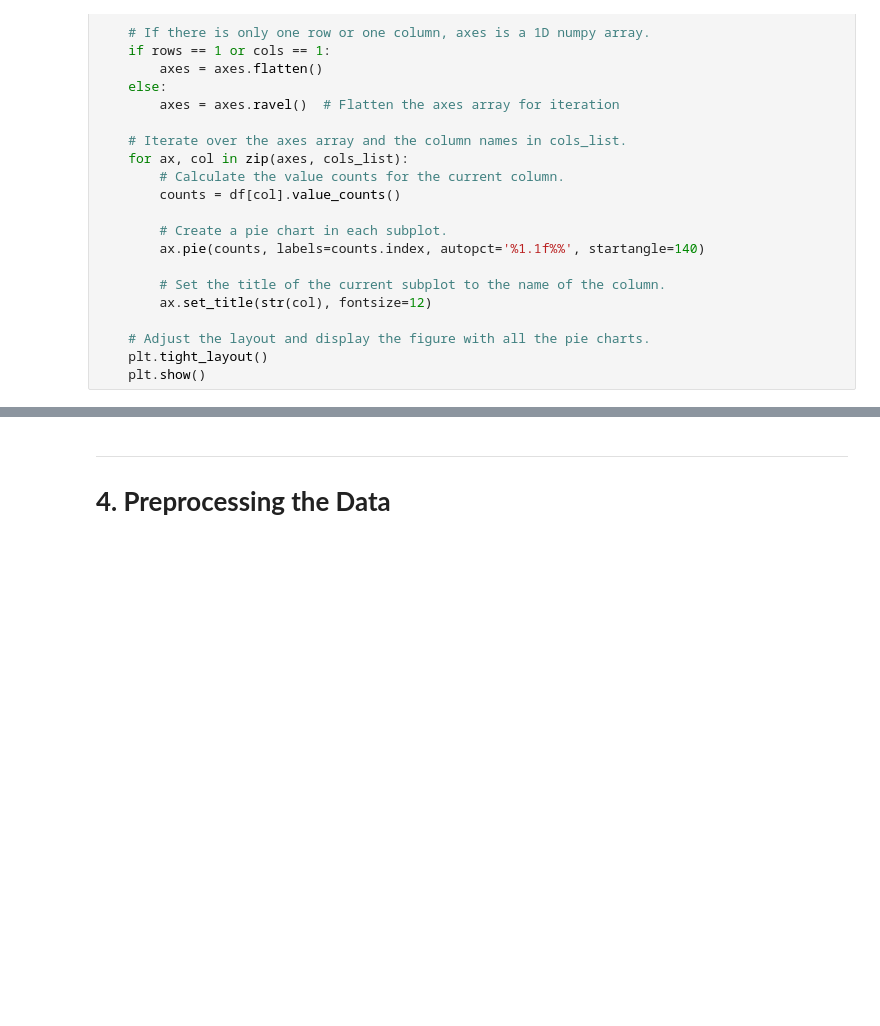
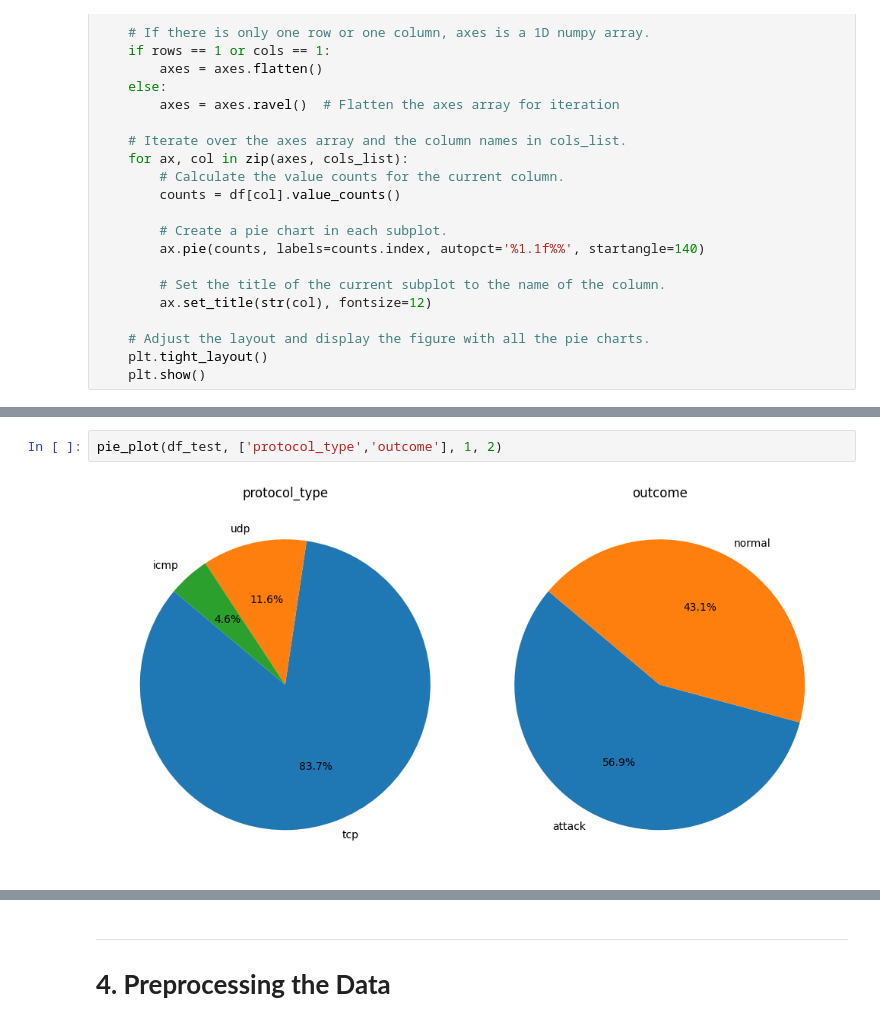
Before and after one commit to andypc93/cyber-sentry, a Jupyter notebook: back-end/CyberSentry_Notebook.ipynb, the cells around one changed output, grey strips where cells are left out. Saved outputs shown, nothing was run; the diff lists cells and outputs as text; blank space fills up the shorter version.

```diff
--- a/back-end/CyberSentry_Notebook.ipynb
+++ b/back-end/CyberSentry_Notebook.ipynb
@@ -240,2 +273,6 @@ pie_plot(df, ['protocol_type','outcome'], 1, 2)
 # %% [output]
 [figure]
+# %%
+pie_plot(df_test, ['protocol_type','outcome'], 1, 2)
+# %% [output]
+[figure, added]
```
Also changed, not shown: parts of 8 cells of this notebook.
